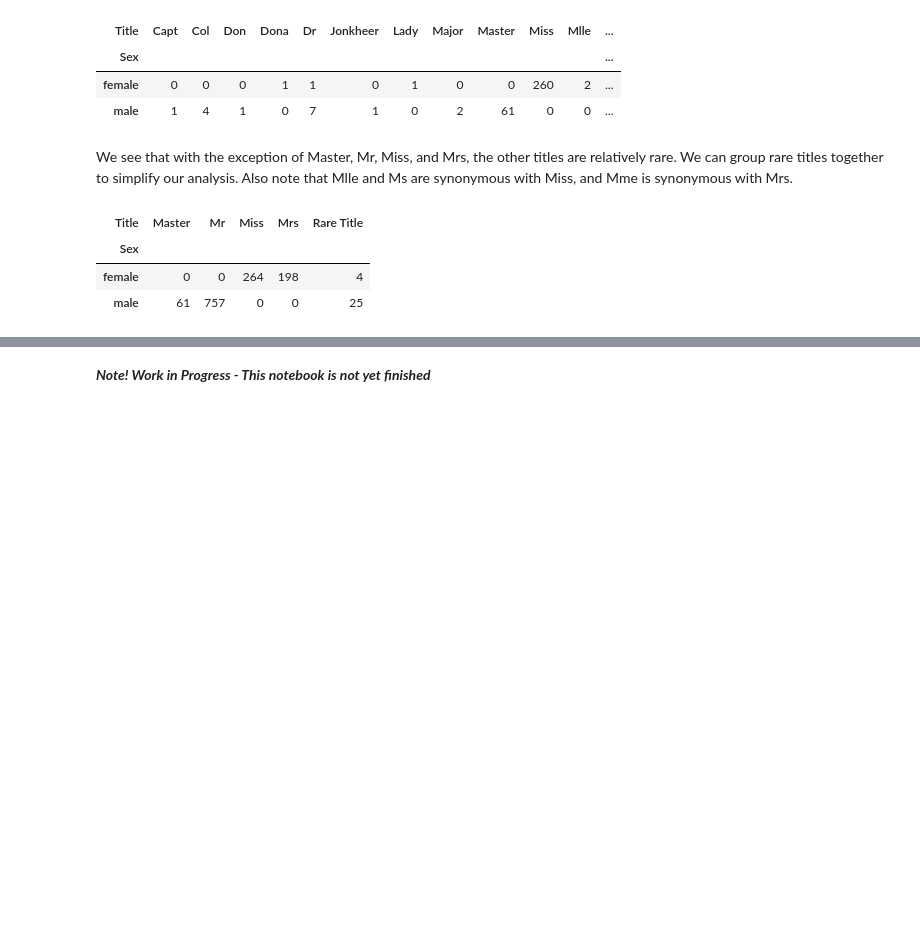
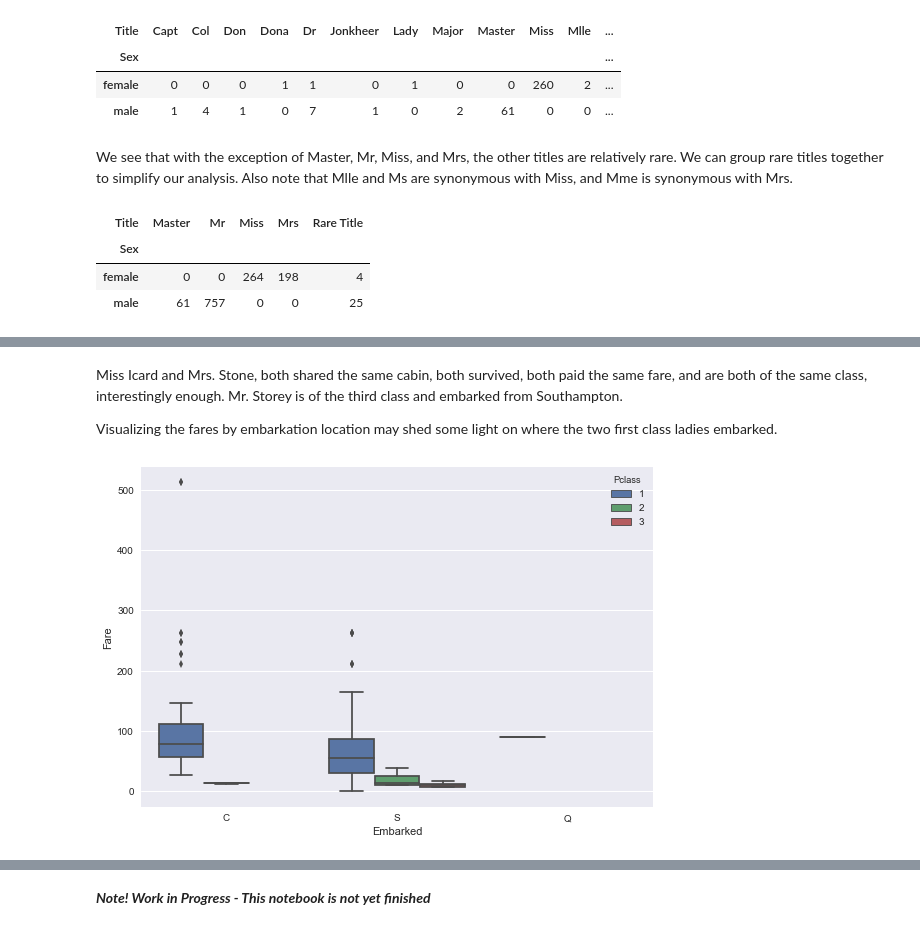
Before and after one commit to rayjustinhuang/Data-Analysis-and-Machine-Learning, a Jupyter notebook: Predicting Survival on the Titanic.ipynb, the cells around one changed output, grey strips where cells are left out. Drawn from its saved outputs; the diff is of its cells as text; code cells hidden in the pictures; blank space fills up the shorter version.

```diff
--- a/Predicting Survival on the Titanic.ipynb
+++ b/Predicting Survival on the Titanic.ipynb
@@ -157,0 +236,10 @@ pd.crosstab(total['Sex'], total['Title'])
+# %% [markdown]
+Miss Icard and Mrs. Stone,  both shared the same cabin, both survived, both paid the same fare, and are both of the same class, interestingly enough. Mr. Storey is of the third class and embarked from Southampton.
+
+Visualizing the fares by embarkation location may shed some light on where the two first class ladies embarked.
+# %%
+sns.boxplot(x='Embarked',y='Fare',data=train.dropna(),hue='Pclass')
+plt.tight_layout()
+plt.show()
+# %% [output]
+[figure, added]
```
Also changed, not shown: parts of 34 cells of this notebook.
